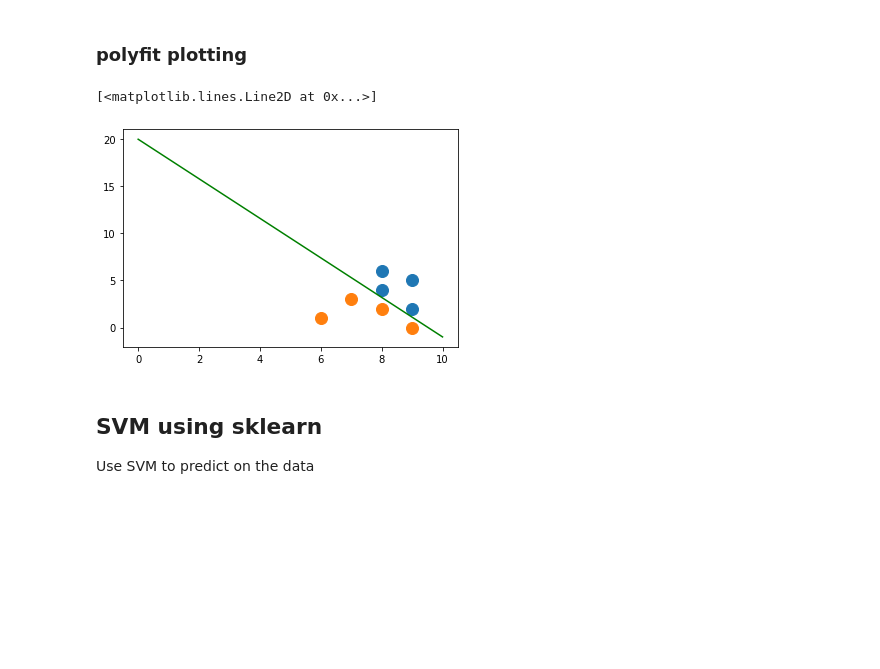
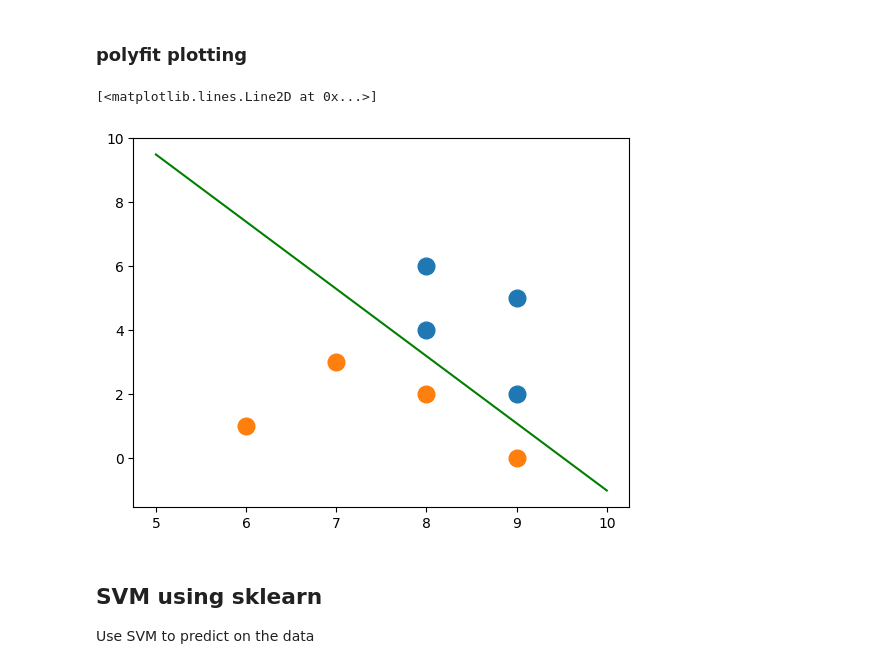
Before and after one commit to changsin/AI, a Jupyter notebook: 09.svm_logistic_regression.ipynb, the cells around one changed output. Saved outputs shown, nothing was run; the diff lists cells and outputs as text; code cells hidden in the pictures; blank space fills up the shorter version.

```diff
--- a/09.svm_logistic_regression.ipynb
+++ b/09.svm_logistic_regression.ipynb
@@ -71,26 +71,26 @@ Also do some initial plot fitting
 # %%
 import numpy as np
 import matplotlib.pyplot as plt
 
 def plot_data(X, y):
   positives = X[y == 1]
   negatives = X[y == 0]
 
   fig, ax = plt.subplots()
   ax.plot(positives[:, 0], positives[:, 1], marker='o', linestyle='', ms=12, label='+')
   ax.plot(negatives[:, 0], negatives[:, 1], marker='o', linestyle='', ms=12, label='-')
   return ax
 
 # plt.scatter(X[:, 0], X[:, 1])
 
 ax = plot_data(X, y)
-x_line = np.linspace(0, 10, 100)
+x_line = np.linspace(5, 10, 100)
 y_line = -2.1*x_line + 20
 
 ax.plot(x_line, y_line, 'g', label='y=wx+b')
 # %% [output]
 [<matplotlib.lines.Line2D at 0x...>]
-[figure, old version]
+[figure, new version]
 # %% [markdown]
 ## SVM using sklearn
 Use SVM to predict on the data
```
Also changed, not shown: parts of 1 cell of this notebook.
